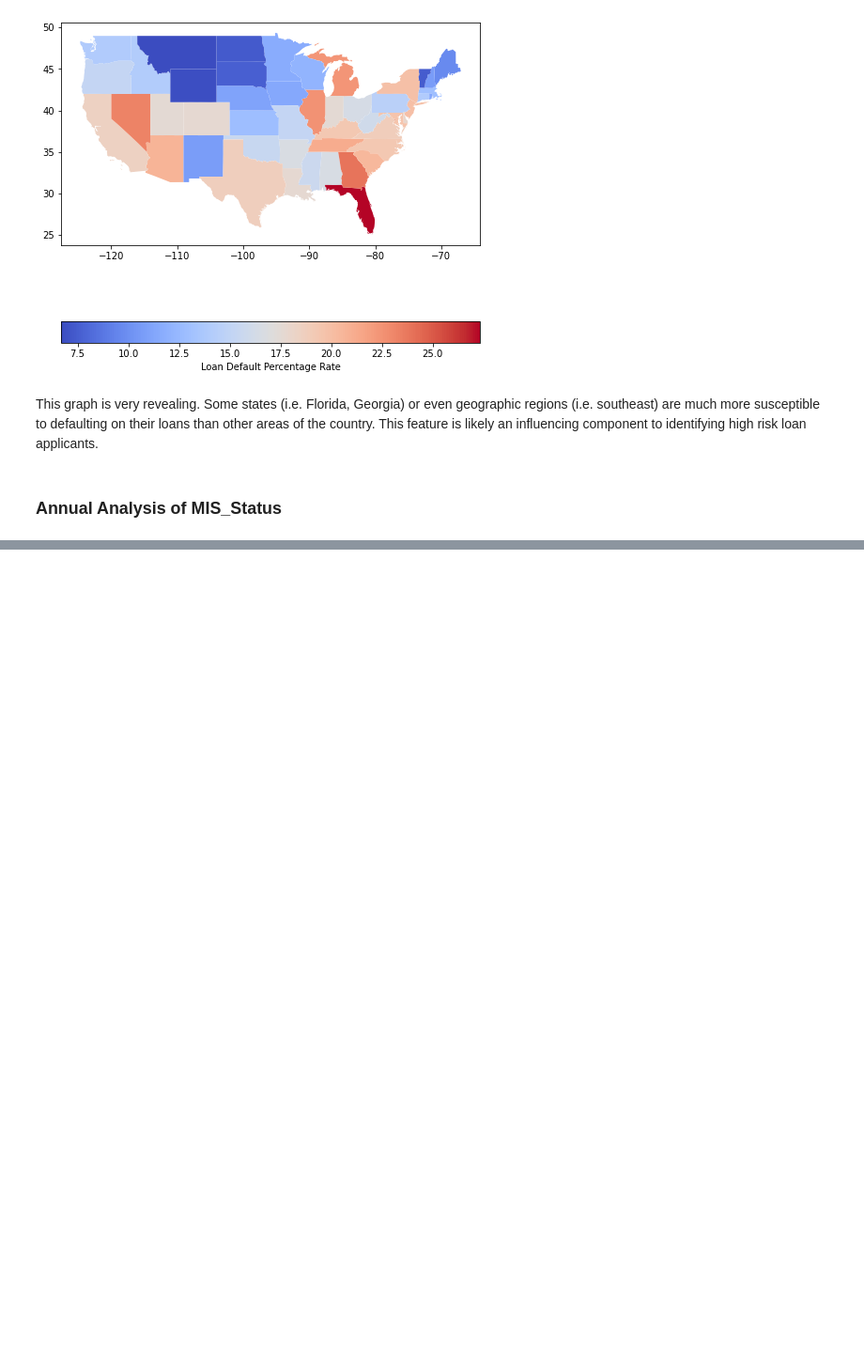
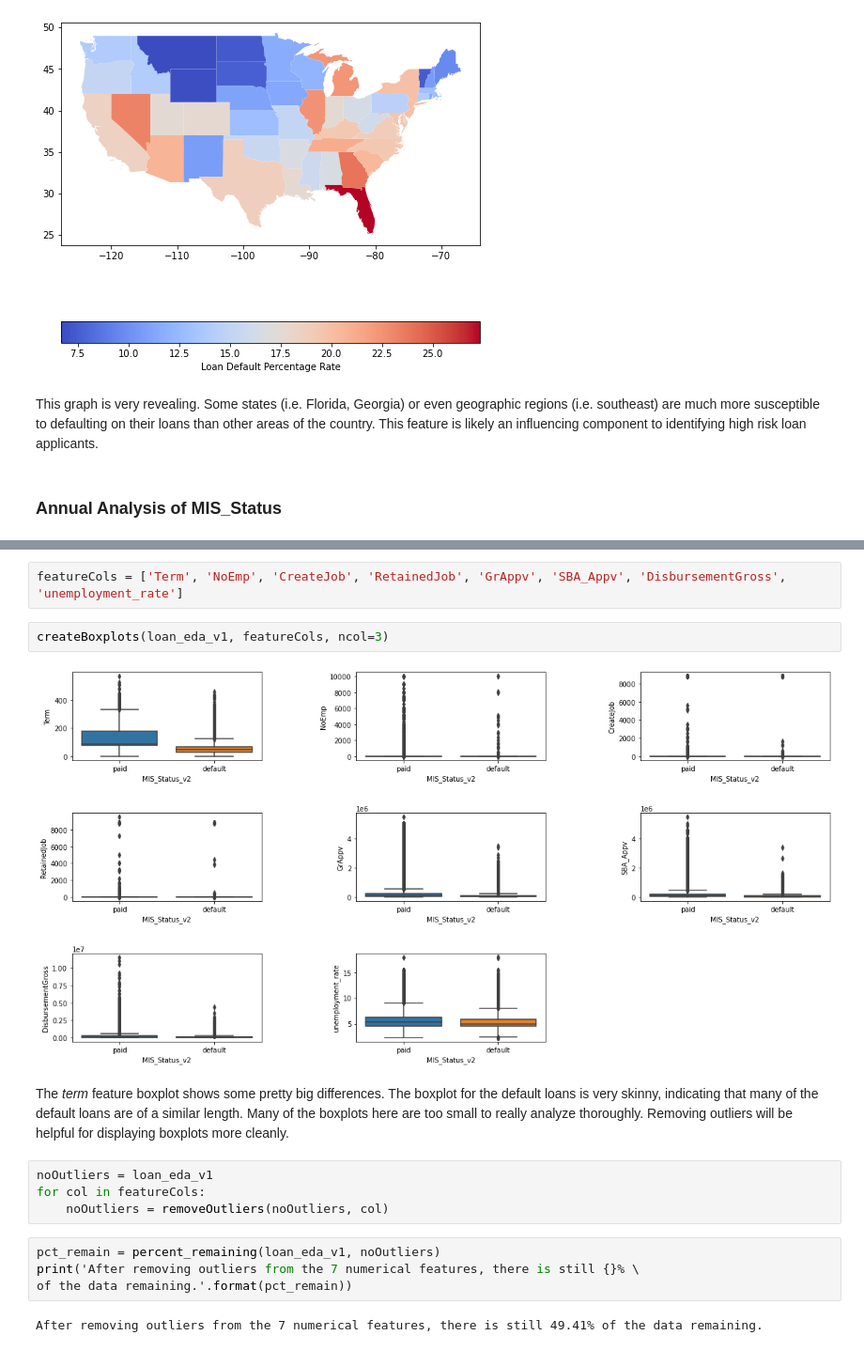
Before and after one commit to mitchellramsey/sba-hra-analysis, a Jupyter notebook: notebooks/2.0_exploratory_data_analysis_mr_2022_0321.ipynb, the cells around one changed output, grey strips where cells are left out. Shown at 94% size. Saved outputs shown, nothing was run; the diff lists cells and outputs as text; blank space fills up the shorter version.

```diff
--- a/notebooks/2.0_exploratory_data_analysis_mr_2022_0321.ipynb
+++ b/notebooks/2.0_exploratory_data_analysis_mr_2022_0321.ipynb
@@ -308,0 +358,18 @@ Definitely getting closer to identifing some key factors into identifying high r
+# %%
+featureCols = ['Term', 'NoEmp', 'CreateJob', 'RetainedJob', 'GrAppv', 'SBA_Appv', 'DisbursementGross', 'unemployment_rate']
+# %%
+createBoxplots(loan_eda_v1, featureCols, ncol=3)
+# %% [output]
+[figure, added]
+# %% [markdown]
+The *term* feature boxplot shows some pretty big differences. The boxplot for the default loans is very skinny, indicating that many of the default loans are of a similar length. Many of the boxplots here are too small to really analyze thoroughly. Removing outliers will be helpful for displaying boxplots more cleanly.
+# %%
+noOutliers = loan_eda_v1
+for col in featureCols:
+    noOutliers = removeOutliers(noOutliers, col)
+# %%
+pct_remain = percent_remaining(loan_eda_v1, noOutliers)
+print('After removing outliers from the 7 numerical features, there is still {}% \
+of the data remaining.'.format(pct_remain))
+# %% [output]
+After removing outliers from the 7 numerical features, there is still 49.41% of the data remaining.
```
Also changed, not shown: parts of 59 cells of this notebook, 3 other files.
